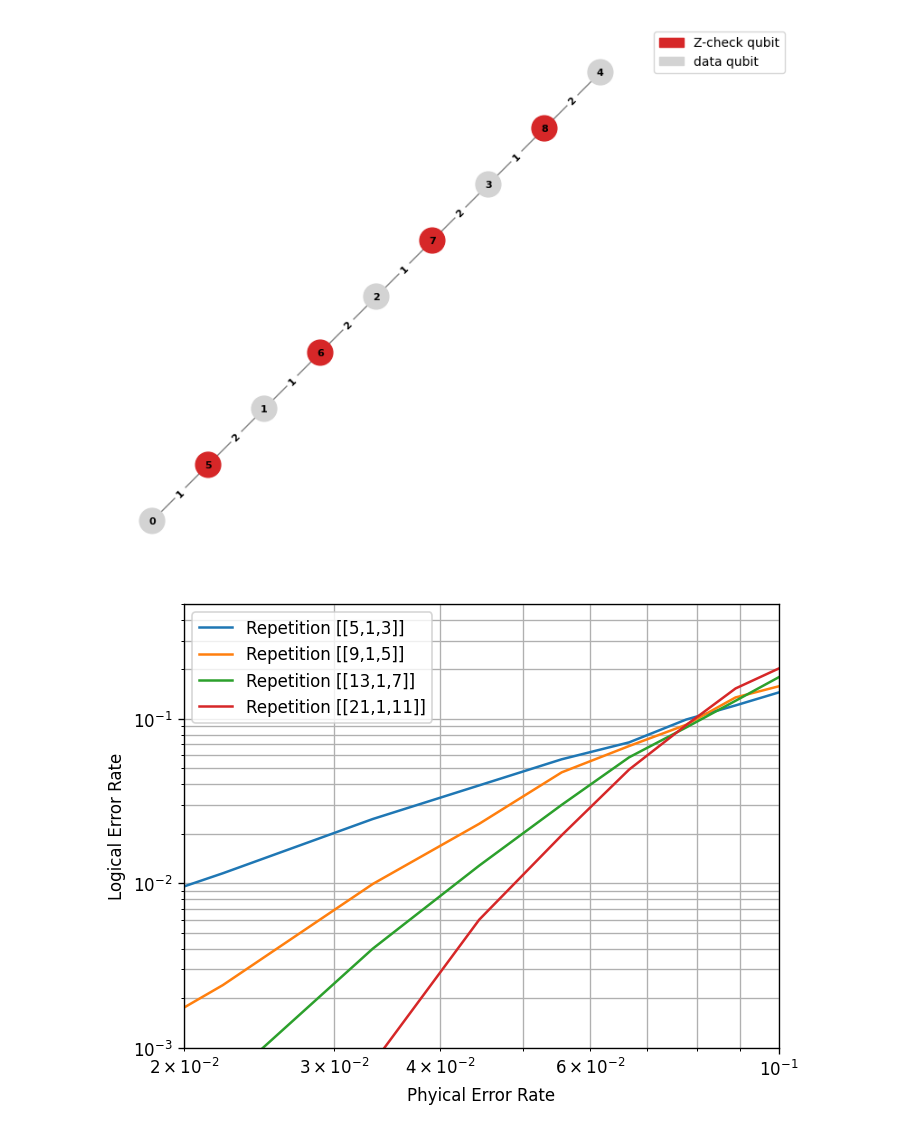
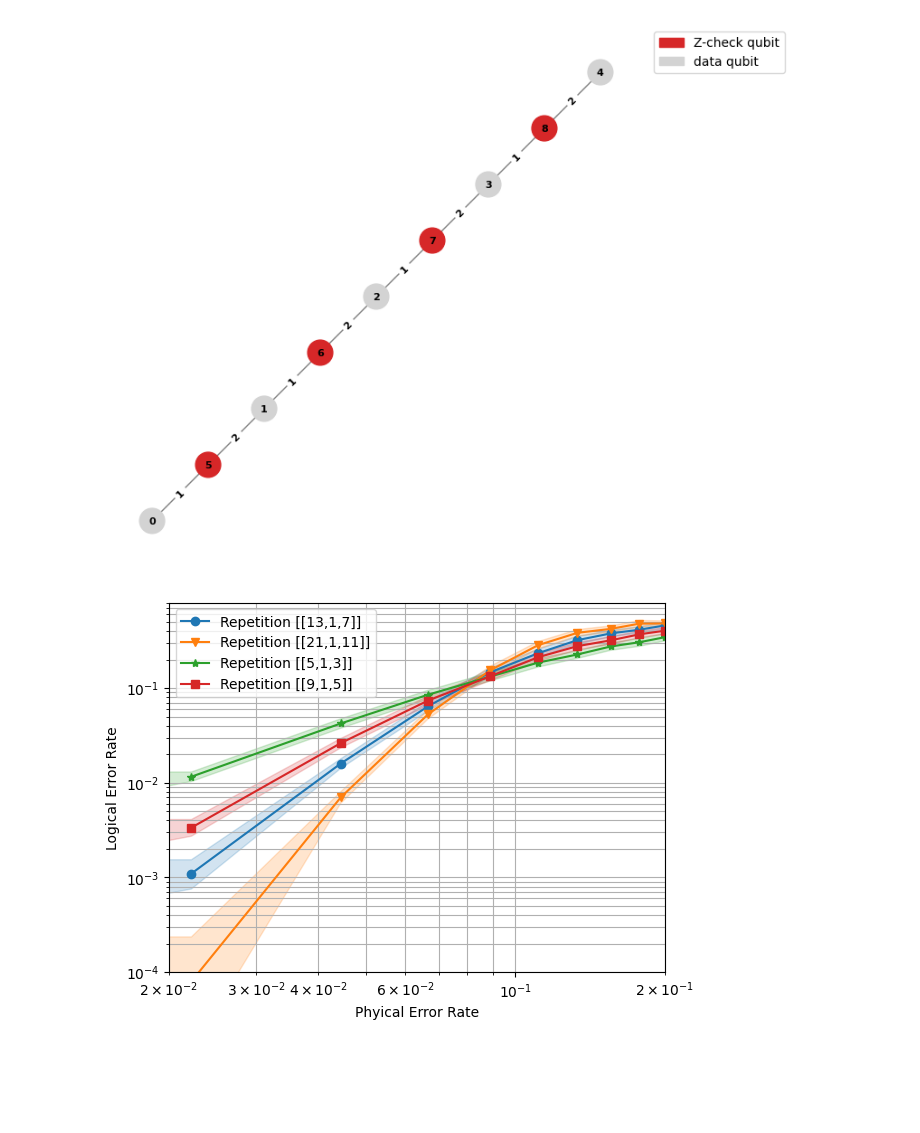
Before and after one commit to adelshb/graphqec, a Jupyter notebook: notebooks/repetition_code.ipynb, the cells around one changed output. Cells and saved outputs as stored; diff of their text form; code cells hidden in the pictures; blank space fills up the shorter version.

```diff
--- a/notebooks/repetition_code.ipynb
+++ b/notebooks/repetition_code.ipynb
@@ -37,17 +37,22 @@ rep.draw_graph()
 # %%
 th = ThresholdLAB(
     configurations = [{"distance": d} for d in [3, 5, 7, 11]],
     code = RepetitionCode,
-    error_rates = np.linspace(0, 0.1, 10)
+    error_rates = np.linspace(0, 0.2, 10),
+    decoder='pymatching'
 )
 
-th.collect_stats(num_shots=10**4)
+th.collect_stats(
+    num_workers = 4,
+    max_shots = 10**5,
+    max_errors= 1000
+)
+
+th.plot_stats(
+    x_min = 2e-2,
+    x_max = 2e-1,
+    y_min = 1e-4,
+    y_max = 8e-1
+)
+# %% [output]
+[figure, added]
-# %%
-th.plot_stats(
-    x_min = 2e-2,
-    x_max = 1e-1,
-    y_min = 1e-3,
-    y_max = 5e-1
-)
-# %% [output]
-[figure, removed]
```
Also changed, not shown: 4 other files.
